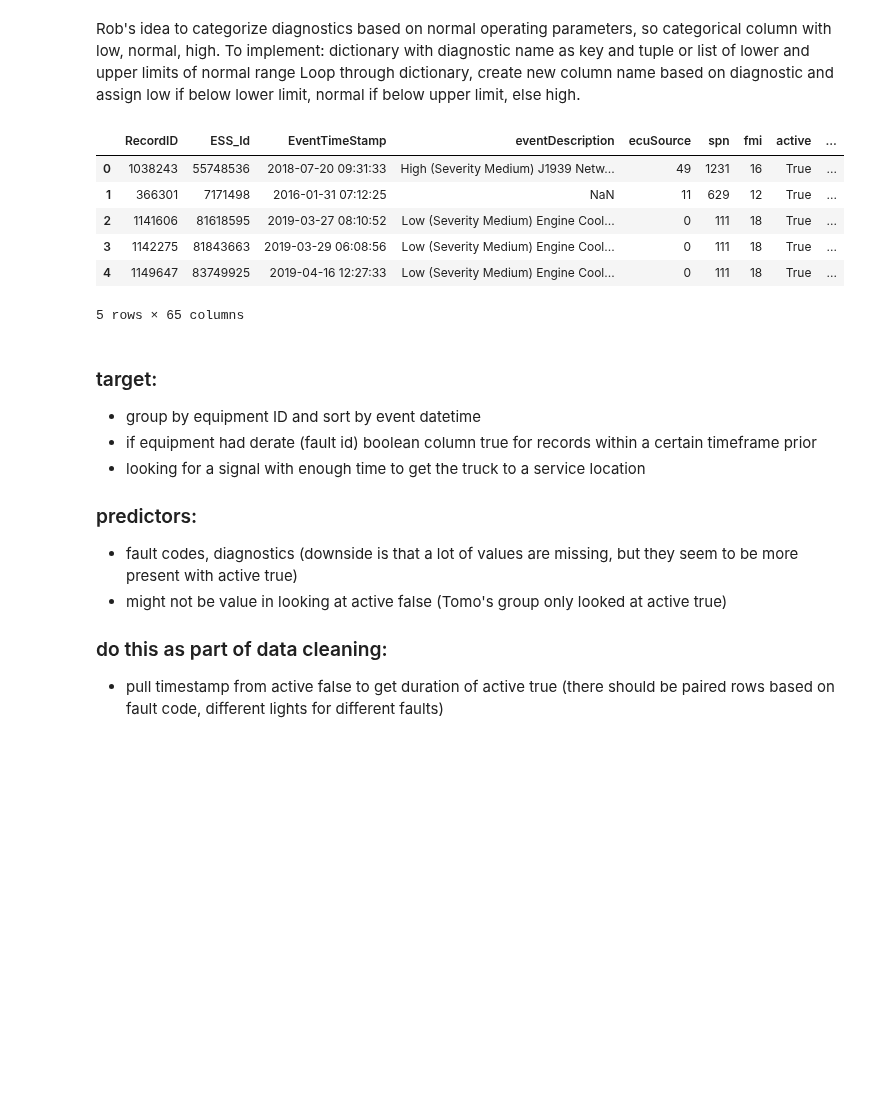
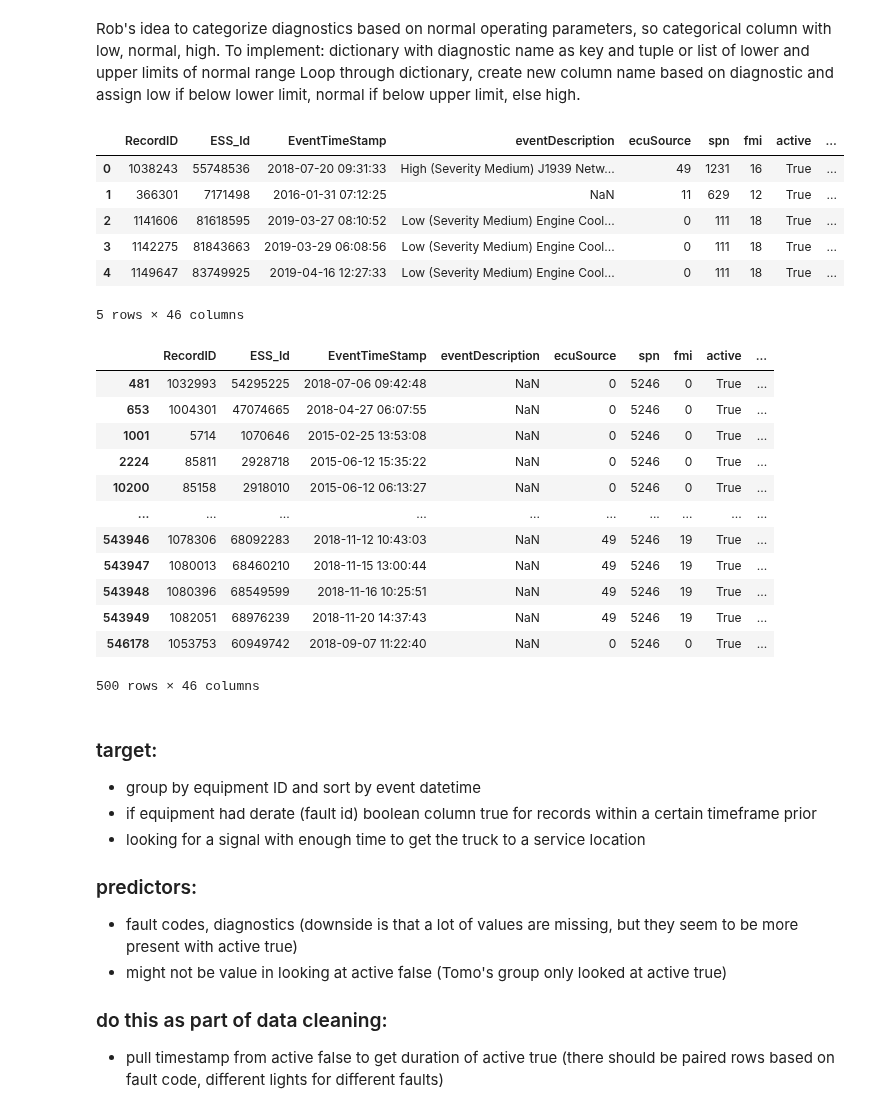
Before and after one commit to KagonDeans/big-g-ml-convoy, a Jupyter notebook: notebooks/teresa_eda.ipynb, the cells around one changed output. Drawn from its saved outputs; the diff is of its cells as text; code cells hidden in the pictures; blank space fills up the shorter version.

```diff
--- a/notebooks/teresa_eda.ipynb
+++ b/notebooks/teresa_eda.ipynb
@@ -226,8 +226,8 @@ diag_cols = {'AcceleratorPedal' : [5, 10],
 # %%
-for col, bounds in diag_cols.items():
-    low_bound, high_bound = bounds
-    new_col = f'{col}_cat'
-    fault_diag[new_col] = pd.cut(fault_diag[col], bins = [-float('inf'), low_bound, high_bound, float('inf')], labels = ['low', 'normal', 'high'])
+# for col, bounds in diag_cols.items():
+#     low_bound, high_bound = bounds
+#     new_col = f'{col}_cat'
+#     fault_diag[new_col] = pd.cut(fault_diag[col], bins = [-float('inf'), low_bound, high_bound, float('inf')], labels = ['low', 'normal', 'high'])
 # %%
 fault_diag.head()
 # %% [output]
@@ -237,4 +237,20 @@ fault_diag.head()
 | 2 | 1141606 | 81618595 | 2019-03-27 08:10:52 | Low (Severity Medium) Engine Cool... | 0 | 111 | 18 | True | ... |
 | 3 | 1142275 | 81843663 | 2019-03-29 06:08:56 | Low (Severity Medium) Engine Cool... | 0 | 111 | 18 | True | ... |
 | 4 | 1149647 | 83749925 | 2019-04-16 12:27:33 | Low (Severity Medium) Engine Cool... | 0 | 111 | 18 | True | ... |
-5 rows × 65 columns
+5 rows × 46 columns
+# %%
+fault_diag.loc[(fault_diag['spn'] == '5246')]
+# %% [output]
+|  | RecordID | ESS_Id | EventTimeStamp | eventDescription | ecuSource | spn | fmi | active | ... |
+| 481 | 1032993 | 54295225 | 2018-07-06 09:42:48 | NaN | 0 | 5246 | 0 | True | ... |
+| 653 | 1004301 | 47074665 | 2018-04-27 06:07:55 | NaN | 0 | 5246 | 0 | True | ... |
+| 1001 | 5714 | 1070646 | 2015-02-25 13:53:08 | NaN | 0 | 5246 | 0 | True | ... |
+| 2224 | 85811 | 2928718 | 2015-06-12 15:35:22 | NaN | 0 | 5246 | 0 | True | ... |
+| 10200 | 85158 | 2918010 | 2015-06-12 06:13:27 | NaN | 0 | 5246 | 0 | True | ... |
+| ... | ... | ... | ... | ... | ... | ... | ... | ... | ... |
+| 543946 | 1078306 | 68092283 | 2018-11-12 10:43:03 | NaN | 49 | 5246 | 19 | True | ... |
+| 543947 | 1080013 | 68460210 | 2018-11-15 13:00:44 | NaN | 49 | 5246 | 19 | True | ... |
+| 543948 | 1080396 | 68549599 | 2018-11-16 10:25:51 | NaN | 49 | 5246 | 19 | True | ... |
+| 543949 | 1082051 | 68976239 | 2018-11-20 14:37:43 | NaN | 49 | 5246 | 19 | True | ... |
+| 546178 | 1053753 | 60949742 | 2018-09-07 11:22:40 | NaN | 0 | 5246 | 0 | True | ... |
+500 rows × 46 columns
```
Also changed, not shown: parts of 3 cells of this notebook.
